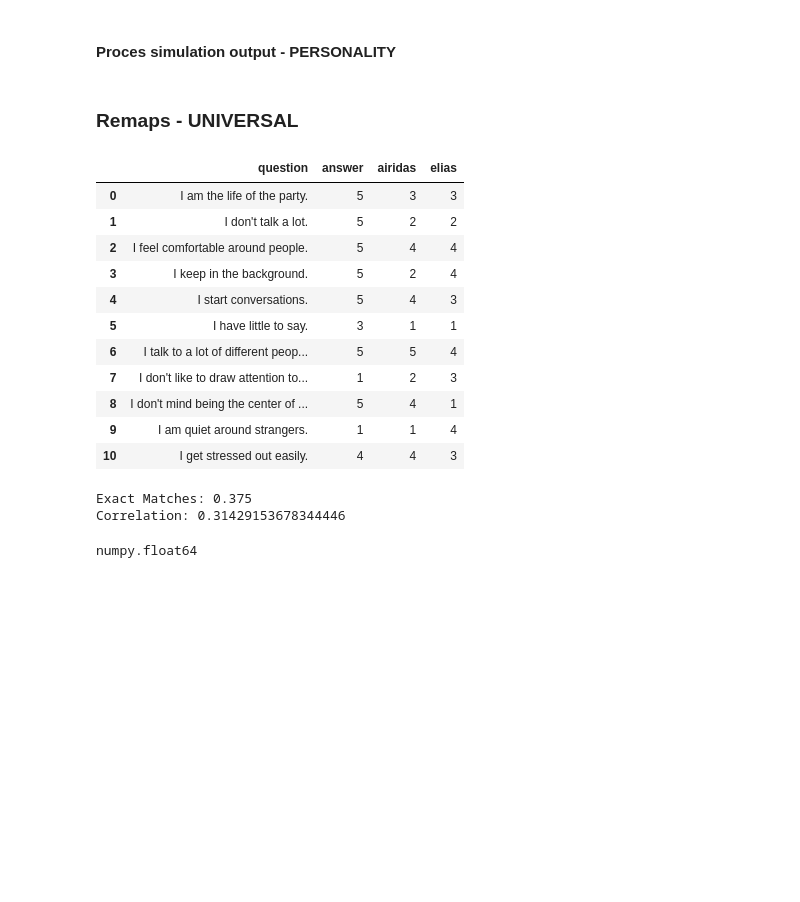
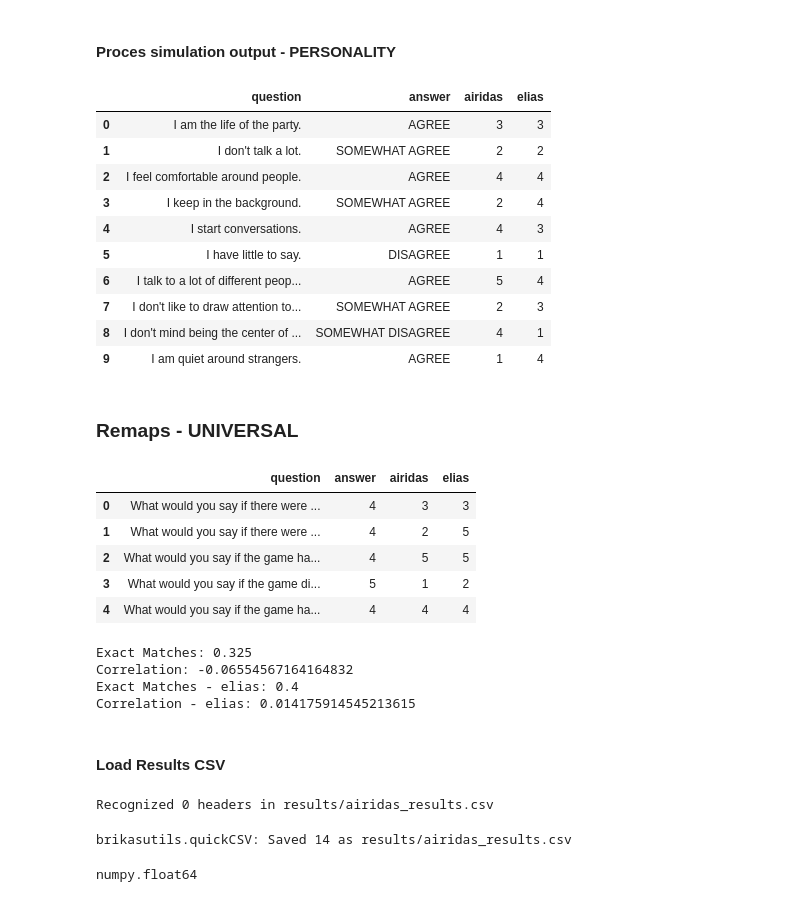
Before and after one commit to Brikas/Thesis, a Jupyter notebook: airidas.ipynb, the cells around one changed output. Drawn from its saved outputs; the diff is of its cells as text; code cells hidden in the pictures; blank space fills up the shorter version.

Commit message:
moved some simulations to archive. Ran a lot of simulations and added to a CSV file.

```diff
--- a/airidas.ipynb
+++ b/airidas.ipynb
@@ -114,8 +114,8 @@ Chat petyo has 169785 (12332 messages)
 # %%
 import survey
 importlib.reload(survey)
-csv_file = "surveys/survey_personality-test_v1.csv"
-surv = survey.PersonalitySurvey(csv_file)
+csv_file = "surveys/survey_kano-model_v1.csv"
+surv = survey.KanoSurvey(csv_file)
 # %% [markdown]
 ## Embedding
 # %% [markdown]
@@ -501,43 +575,80 @@ air = surv.test_answers["airidas"]
 eli = surv.test_answers["elias"]
 df.insert(2, "airidas", air[:len(df)])
 df.insert(3, "elias", eli[:len(df)])
-df
+df.head(n=10)
+# %% [output]
+|  | question | answer | airidas | elias |
+| 0 | I am the life of the party. | AGREE | 3 | 3 |
+| 1 | I don't talk a lot. | SOMEWHAT AGREE | 2 | 2 |
+| 2 | I feel comfortable around people. | AGREE | 4 | 4 |
+| 3 | I keep in the background. | SOMEWHAT AGREE | 2 | 4 |
+| 4 | I start conversations. | AGREE | 4 | 3 |
+| 5 | I have little to say. | DISAGREE | 1 | 1 |
+| 6 | I talk to a lot of different peop... | AGREE | 5 | 4 |
+| 7 | I don't like to draw attention to... | SOMEWHAT AGREE | 2 | 3 |
+| 8 | I don't mind being the center of ... | SOMEWHAT DISAGREE | 4 | 1 |
+| 9 | I am quiet around strangers. | AGREE | 1 | 4 |
 # %% [markdown]
 ### Remaps - UNIVERSAL
 # %%
 if isinstance(surv, survey.KanoSurvey):
     remap_dict = {"I EXPECT IT": 5, "I LIKE IT": 4, "I AM NEUTRAL": 3, "I CAN TOLERATE IT": 2, "I DISLIKE IT": 1}
     df['answer'] = df['answer'].map(remap_dict)
     df['airidas'] = df['airidas'].map(remap_dict)
     df['elias'] = df['elias'].map(remap_dict)
 elif isinstance(surv, survey.PersonalitySurvey):
     remap_dict = {"AGREE": 5, "SOMEWHAT AGREE": 4, "NEUTRAL": 3, "SOMEWHAT DISAGREE": 2, "DISAGREE": 1}
     df['answer'] = df['answer'].map(remap_dict)
 
-df
+df.head()
 # %% [output]
 |  | question | answer | airidas | elias |
-| 0 | I am the life of the party. | 5 | 3 | 3 |
-| 1 | I don't talk a lot. | 5 | 2 | 2 |
-| 2 | I feel comfortable around people. | 5 | 4 | 4 |
-| 3 | I keep in the background. | 5 | 2 | 4 |
-| 4 | I start conversations. | 5 | 4 | 3 |
-| 5 | I have little to say. | 3 | 1 | 1 |
-| 6 | I talk to a lot of different peop... | 5 | 5 | 4 |
-| 7 | I don't like to draw attention to... | 1 | 2 | 3 |
-| 8 | I don't mind being the center of ... | 5 | 4 | 1 |
-| 9 | I am quiet around strangers. | 1 | 1 | 4 |
-| 10 | I get stressed out easily. | 4 | 4 | 3 |
+| 0 | What would you say if there were ... | 4 | 3 | 3 |
+| 1 | What would you say if there were ... | 4 | 2 | 5 |
+| 2 | What would you say if the game ha... | 4 | 5 | 5 |
+| 3 | What would you say if the game di... | 5 | 1 | 2 |
+| 4 | What would you say if the game ha... | 4 | 4 | 4 |
 # %%
 # compute one number of how the percentage of correct answers
-print(f"Exact Matches: {(df['answer'] == df['airidas']).sum() / len(df)}")
-print(f"Correlation: {df['answer'].corr(df['airidas'])}")
+result_data = {
+    "Exact Matches": (df['answer'] == df['airidas']).sum() / len(df),
+    "Correlation": df['answer'].corr(df['airidas']),
+    "Exact Matches - elias": (df['answer'] == df['elias']).sum() / len(df),
+    "Correlation - elias": df['answer'].corr(df['elias']),
+}
+
+for k, v in result_data.items():
+    print(f"{k}: {v}")
 # %% [output]
-Exact Matches: 0.375
-Correlation: 0.31429153678344446
+Exact Matches: 0.325
+Correlation: -0.06554567164164832
+Exact Matches - elias: 0.4
+Correlation - elias: 0.014175914545213615
+# %% [markdown]
+#### Load Results CSV
 # %%
 bu.if_dir_not_exist_make("results")
-anal = bu.LiveCSV("airidas_analysis")
+res = bu.LiveCSV("results/airidas_results.csv")
+# %% [output]
+Recognized 0 headers in results/airidas_results.csv
+# %%
+new_res = {
+    # "label": None,
+    "SIMULATION_NAMEID": SIMULATION_NAMEID,
+    "timestamp": bu.get_timestamp(),
+    "survey_type": str(type(surv)),
+    "temperature": SETTINGS["temperature"],
+    # "note": "",
+    "exact_matches": result_data["Exact Matches"],
+    "corr": result_data["Correlation"],
+    "exact_matches_elias": result_data["Exact Matches - elias"],
+    "corr_elias": result_data["Correlation - elias"],
+}
+
+tmp = bu.convert_dicts_to_table([new_res])
+res.append_data(tmp[1], tmp[0])
+# %% [output]
+brikasutils.quickCSV: Saved 14 as results/airidas_results.csv
 # %%
 # %% [output]
 numpy.float64
```
Also changed, not shown: parts of 16 cells of this notebook, 49 other files.
